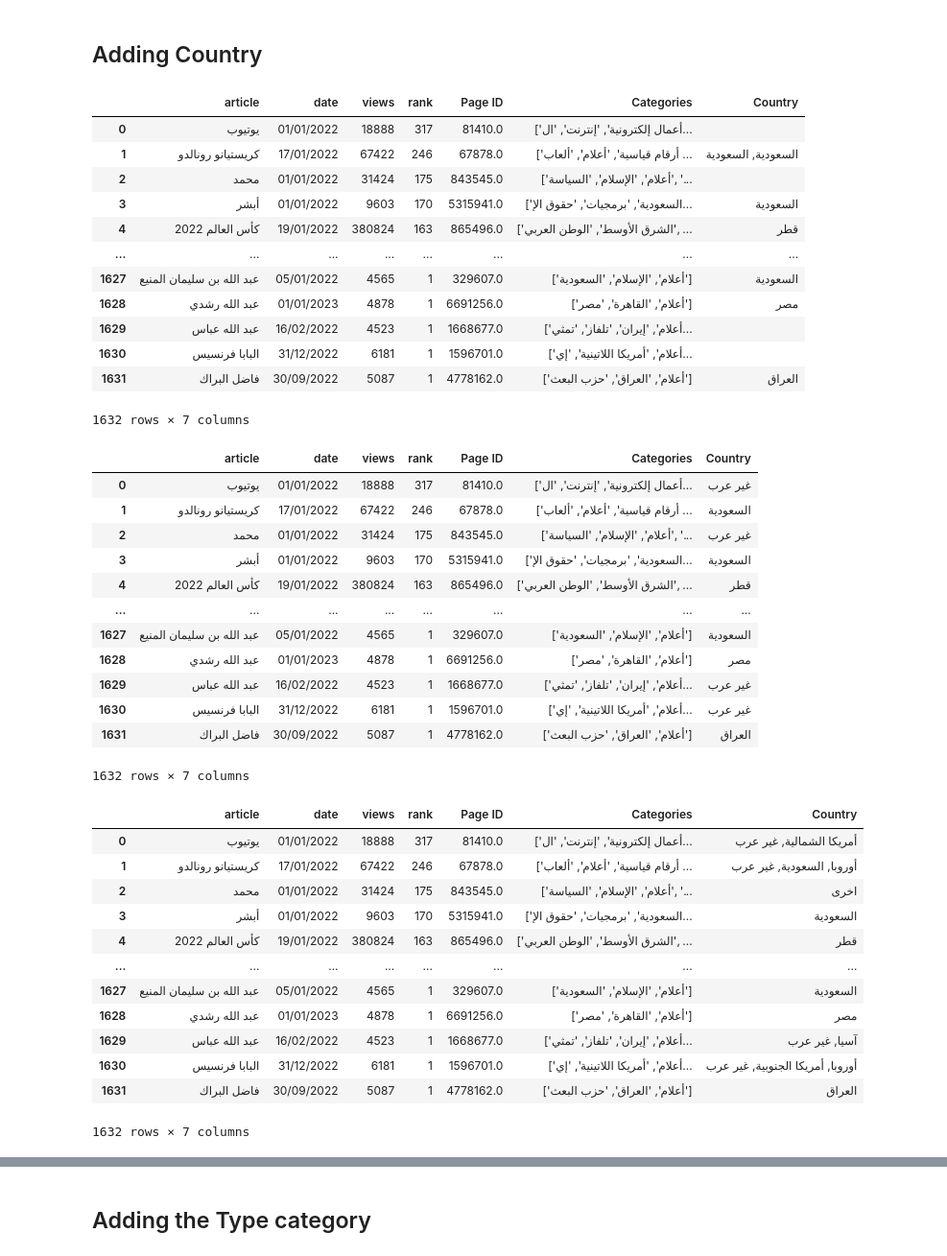
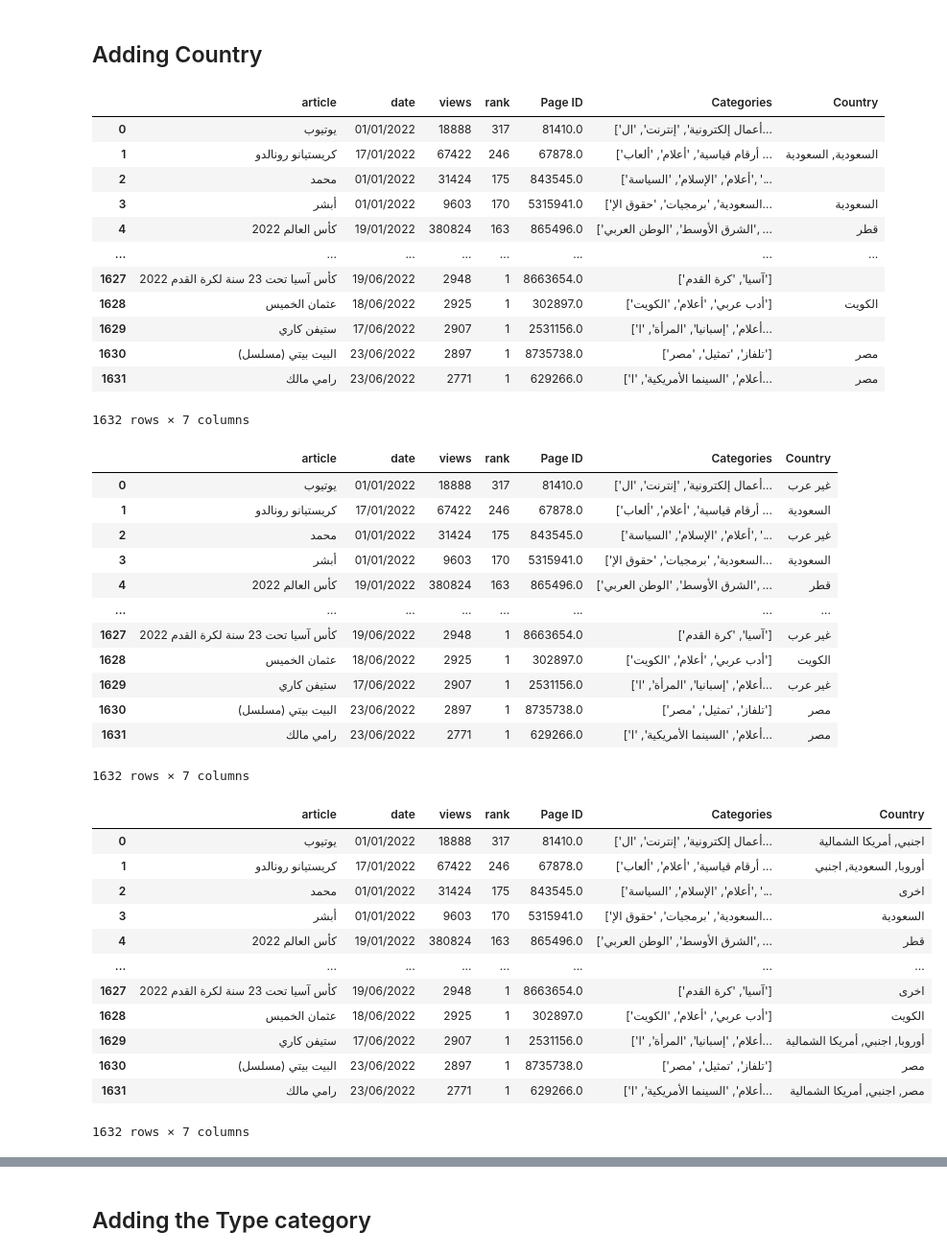
Before and after one commit to ia234/Python_23, a Jupyter notebook: Category_Analysis.ipynb, the cells around one changed output, grey strips where cells are left out. Shown at 96% size. Drawn from its saved outputs; the diff is of its cells as text; code cells hidden in the pictures.

```diff
--- a/Category_Analysis.ipynb
+++ b/Category_Analysis.ipynb
@@ -27,3 +29,16 @@ top_articles_df
 | 1630 | البابا فرنسيس | 31/12/2022 | 6181 | 1 | 1596701.0 | ['أعلام', 'أمريكا اللاتينية', 'إي... | https://ar.wikipedia.org/wiki/%D8... | https://upload.wikimedia.org/wiki... | البابا فرنسيس. (باللاتينية: Franc... |
 | 1631 | فاضل البراك | 30/09/2022 | 5087 | 1 | 4778162.0 | ['أعلام', 'العراق', 'حزب البعث'] | https://ar.wikipedia.org/wiki/%D9... | NaN | فاضل البراك (1942-1992)، كاتب وبا... |
 1632 rows × 9 columns
+# %%
+import pandas as pd
+
+# Assuming you have a DataFrame called top_articles_df
+# Sort the DataFrame by 'rank' in descending order and 'views' in descending order
+top_articles_df = top_articles_df.sort_values(by=['rank', 'views'], ascending=[False, False])
+
+# Reset the index and drop the old index column
+top_articles_df = top_articles_df.reset_index(drop=True)
+
+# The resulting sorted DataFrame will have rows sorted by 'rank' in descending order,
+# and when 'rank' values are equal, it will be sorted by 'views' in descending order.
+top_articles_df
@@ -395,11 +424,11 @@ smaller_df_country
 | 3 | أبشر | 01/01/2022 | 9603 | 170 | 5315941.0 | ['السعودية', 'برمجيات', 'حقوق الإ... | السعودية |
 | 4 | كأس العالم 2022 | 19/01/2022 | 380824 | 163 | 865496.0 | ['الشرق الأوسط', 'الوطن العربي', ... | قطر |
 | ... | ... | ... | ... | ... | ... | ... | ... |
-| 1627 | عبد الله بن سليمان المنيع | 05/01/2022 | 4565 | 1 | 329607.0 | ['أعلام', 'الإسلام', 'السعودية'] | السعودية |
-| 1628 | عبد الله رشدي | 01/01/2023 | 4878 | 1 | 6691256.0 | ['أعلام', 'القاهرة', 'مصر'] | مصر |
-| 1629 | عبد الله عباس | 16/02/2022 | 4523 | 1 | 1668677.0 | ['أعلام', 'إيران', 'تلفاز', 'تمثي... |  |
-| 1630 | البابا فرنسيس | 31/12/2022 | 6181 | 1 | 1596701.0 | ['أعلام', 'أمريكا اللاتينية', 'إي... |  |
-| 1631 | فاضل البراك | 30/09/2022 | 5087 | 1 | 4778162.0 | ['أعلام', 'العراق', 'حزب البعث'] | العراق |
+| 1627 | كأس آسيا تحت 23 سنة لكرة القدم 2022 | 19/06/2022 | 2948 | 1 | 8663654.0 | ['آسيا', 'كرة القدم'] |  |
+| 1628 | عثمان الخميس | 18/06/2022 | 2925 | 1 | 302897.0 | ['أدب عربي', 'أعلام', 'الكويت'] | الكويت |
+| 1629 | ستيفن كاري | 17/06/2022 | 2907 | 1 | 2531156.0 | ['أعلام', 'إسبانيا', 'المرأة', 'ا... |  |
+| 1630 | البيت بيتي (مسلسل) | 23/06/2022 | 2897 | 1 | 8735738.0 | ['تلفاز', 'تمثيل', 'مصر'] | مصر |
+| 1631 | رامي مالك | 23/06/2022 | 2771 | 1 | 629266.0 | ['أعلام', 'السينما الأمريكية', 'ا... | مصر |
 1632 rows × 7 columns
 # %%
 import pandas as pd
@@ -431,11 +460,11 @@ smaller_df_country
 | 3 | أبشر | 01/01/2022 | 9603 | 170 | 5315941.0 | ['السعودية', 'برمجيات', 'حقوق الإ... | السعودية |
 | 4 | كأس العالم 2022 | 19/01/2022 | 380824 | 163 | 865496.0 | ['الشرق الأوسط', 'الوطن العربي', ... | قطر |
 | ... | ... | ... | ... | ... | ... | ... | ... |
-| 1627 | عبد الله بن سليمان المنيع | 05/01/2022 | 4565 | 1 | 329607.0 | ['أعلام', 'الإسلام', 'السعودية'] | السعودية |
-| 1628 | عبد الله رشدي | 01/01/2023 | 4878 | 1 | 6691256.0 | ['أعلام', 'القاهرة', 'مصر'] | مصر |
-| 1629 | عبد الله عباس | 16/02/2022 | 4523 | 1 | 1668677.0 | ['أعلام', 'إيران', 'تلفاز', 'تمثي... | غير عرب |
-| 1630 | البابا فرنسيس | 31/12/2022 | 6181 | 1 | 1596701.0 | ['أعلام', 'أمريكا اللاتينية', 'إي... | غير عرب |
-| 1631 | فاضل البراك | 30/09/2022 | 5087 | 1 | 4778162.0 | ['أعلام', 'العراق', 'حزب البعث'] | العراق |
+| 1627 | كأس آسيا تحت 23 سنة لكرة القدم 2022 | 19/06/2022 | 2948 | 1 | 8663654.0 | ['آسيا', 'كرة القدم'] | غير عرب |
+| 1628 | عثمان الخميس | 18/06/2022 | 2925 | 1 | 302897.0 | ['أدب عربي', 'أعلام', 'الكويت'] | الكويت |
+| 1629 | ستيفن كاري | 17/06/2022 | 2907 | 1 | 2531156.0 | ['أعلام', 'إسبانيا', 'المرأة', 'ا... | غير عرب |
+| 1630 | البيت بيتي (مسلسل) | 23/06/2022 | 2897 | 1 | 8735738.0 | ['تلفاز', 'تمثيل', 'مصر'] | مصر |
+| 1631 | رامي مالك | 23/06/2022 | 2771 | 1 | 629266.0 | ['أعلام', 'السينما الأمريكية', 'ا... | مصر |
 1632 rows × 7 columns
 # %%
 import pandas as pd
@@ -458,50 +487,50 @@ def extract_countries(categories):
         matches = re.findall(country_pattern, categories)
 
         if re.search(asia_countries_pattern, categories):
-          matches.append('غير عرب')
+          matches.append('اجنبي')
           matches.append('آسيا')
 
         if re.search(europe_countries_pattern, categories):
-          matches.append('غير عرب')
+          matches.append('اجنبي')
           matches.append('أوروبا')
 
         if re.search(african_countries_pattern, categories):
-          matches.append('غير عرب')
+          matches.append('اجنبي')
           matches.append('أفريقيا')
 
 
         if re.search(north_america_countries_pattern, categories):
-          matches.append('غير عرب')
+          matches.append('اجنبي')
           matches.append('أمريكا الشمالية')
 
         if re.search(south_america_countries_pattern, categories):
-          matches.append('غير عرب')
+          matches.append('اجنبي')
           matches.append('أمريكا الجنوبية')
 
         if matches:
             unique_countries = set(matches)  # Remove duplicates by converting to a set
             return ', '.join(unique_countries)
         else:
             return 'اخرى'
 
     return ''
 
 # Apply the function to create the "country" column
 smaller_df_country['Country'] = smaller_df_country['Categories'].apply(extract_countries)
 
 # Print the updated DataFrame
 smaller_df_country
 # %% [output]
 |  | article | date | views | rank | Page ID | Categories | Country |
-| 0 | يوتيوب | 01/01/2022 | 18888 | 317 | 81410.0 | ['أعمال إلكترونية', 'إنترنت', 'ال... | أمريكا الشمالية, غير عرب |
-| 1 | كريستيانو رونالدو | 17/01/2022 | 67422 | 246 | 67878.0 | ['أرقام قياسية', 'أعلام', 'ألعاب ... | أوروبا, السعودية, غير عرب |
+| 0 | يوتيوب | 01/01/2022 | 18888 | 317 | 81410.0 | ['أعمال إلكترونية', 'إنترنت', 'ال... | اجنبي, أمريكا الشمالية |
+| 1 | كريستيانو رونالدو | 17/01/2022 | 67422 | 246 | 67878.0 | ['أرقام قياسية', 'أعلام', 'ألعاب ... | أوروبا, السعودية, اجنبي |
 | 2 | محمد | 01/01/2022 | 31424 | 175 | 843545.0 | ['أعلام', 'الإسلام', 'السياسة', '... | اخرى |
 | 3 | أبشر | 01/01/2022 | 9603 | 170 | 5315941.0 | ['السعودية', 'برمجيات', 'حقوق الإ... | السعودية |
 | 4 | كأس العالم 2022 | 19/01/2022 | 380824 | 163 | 865496.0 | ['الشرق الأوسط', 'الوطن العربي', ... | قطر |
 | ... | ... | ... | ... | ... | ... | ... | ... |
-| 1627 | عبد الله بن سليمان المنيع | 05/01/2022 | 4565 | 1 | 329607.0 | ['أعلام', 'الإسلام', 'السعودية'] | السعودية |
-| 1628 | عبد الله رشدي | 01/01/2023 | 4878 | 1 | 6691256.0 | ['أعلام', 'القاهرة', 'مصر'] | مصر |
-| 1629 | عبد الله عباس | 16/02/2022 | 4523 | 1 | 1668677.0 | ['أعلام', 'إيران', 'تلفاز', 'تمثي... | آسيا, غير عرب |
-| 1630 | البابا فرنسيس | 31/12/2022 | 6181 | 1 | 1596701.0 | ['أعلام', 'أمريكا اللاتينية', 'إي... | أوروبا, أمريكا الجنوبية, غير عرب |
-| 1631 | فاضل البراك | 30/09/2022 | 5087 | 1 | 4778162.0 | ['أعلام', 'العراق', 'حزب البعث'] | العراق |
+| 1627 | كأس آسيا تحت 23 سنة لكرة القدم 2022 | 19/06/2022 | 2948 | 1 | 8663654.0 | ['آسيا', 'كرة القدم'] | اخرى |
+| 1628 | عثمان الخميس | 18/06/2022 | 2925 | 1 | 302897.0 | ['أدب عربي', 'أعلام', 'الكويت'] | الكويت |
+| 1629 | ستيفن كاري | 17/06/2022 | 2907 | 1 | 2531156.0 | ['أعلام', 'إسبانيا', 'المرأة', 'ا... | أوروبا, اجنبي, أمريكا الشمالية |
+| 1630 | البيت بيتي (مسلسل) | 23/06/2022 | 2897 | 1 | 8735738.0 | ['تلفاز', 'تمثيل', 'مصر'] | مصر |
+| 1631 | رامي مالك | 23/06/2022 | 2771 | 1 | 629266.0 | ['أعلام', 'السينما الأمريكية', 'ا... | مصر, اجنبي, أمريكا الشمالية |
 1632 rows × 7 columns
```
Also changed, not shown: parts of 21 cells of this notebook.
